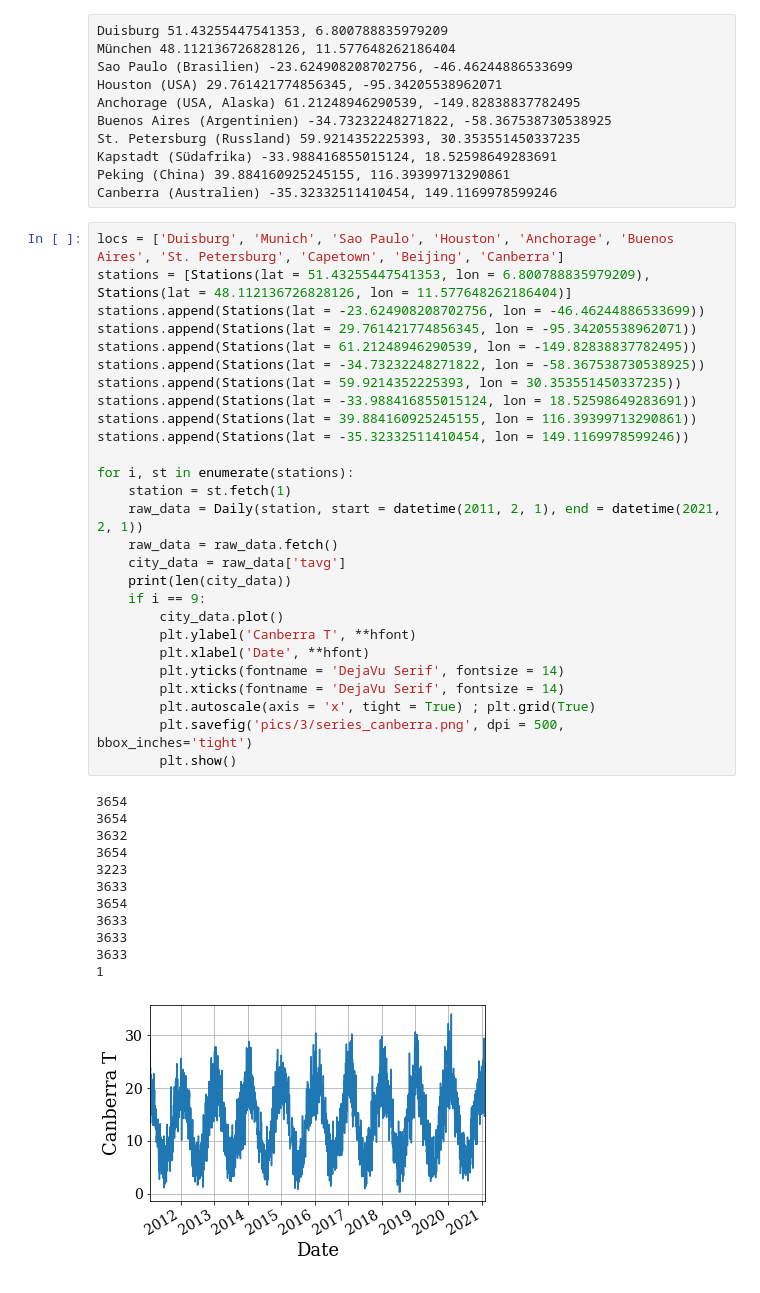
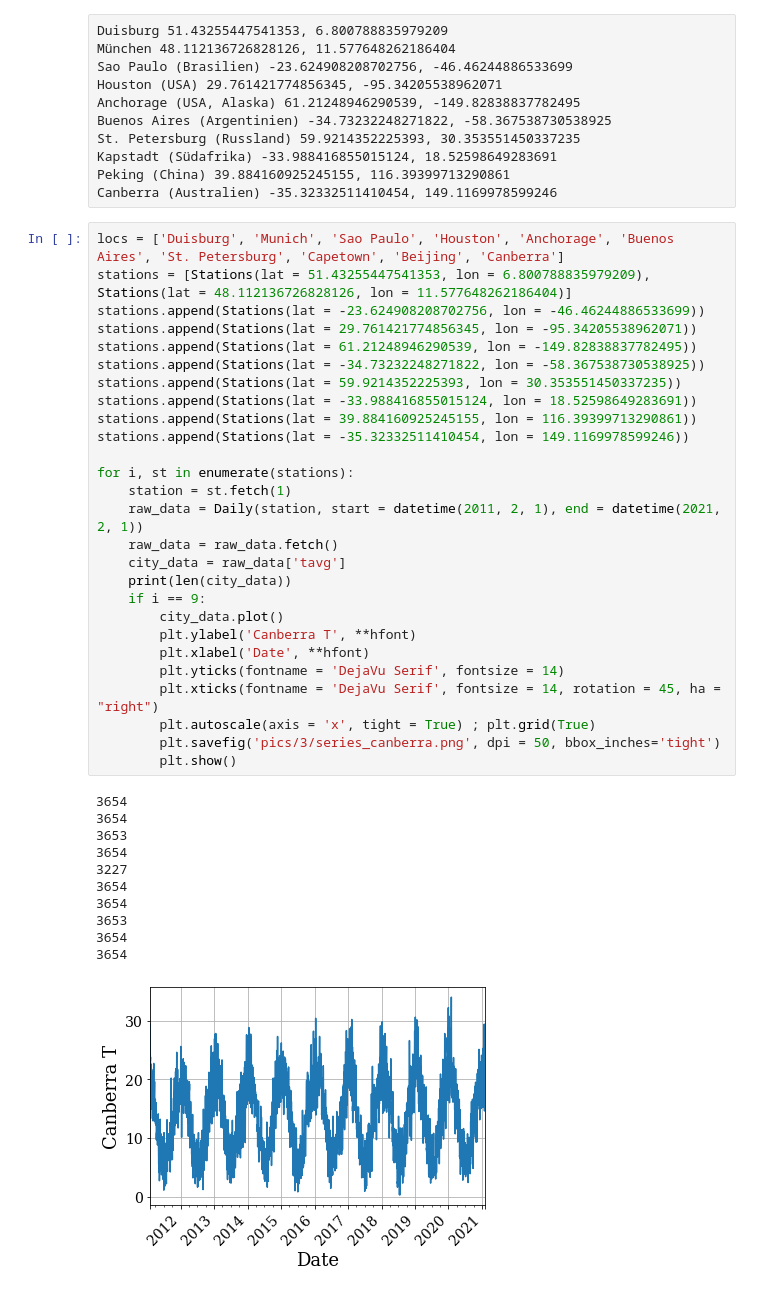
Before and after one commit to xSMSHP/FP_1_12, a Jupyter notebook: fp_versuch_1_12.ipynb, the cells around one changed output. Drawn from its saved outputs; the diff is of its cells as text.

```diff
--- a/fp_versuch_1_12.ipynb
+++ b/fp_versuch_1_12.ipynb
@@ -783,43 +784,42 @@ Canberra (Australien) -35.32332511410454, 149.1169978599246
 # %%
 locs = ['Duisburg', 'Munich', 'Sao Paulo', 'Houston', 'Anchorage', 'Buenos Aires', 'St. Petersburg', 'Capetown', 'Beijing', 'Canberra']
 stations = [Stations(lat = 51.43255447541353, lon = 6.800788835979209), Stations(lat = 48.112136726828126, lon = 11.577648262186404)]
 stations.append(Stations(lat = -23.624908208702756, lon = -46.46244886533699))
 stations.append(Stations(lat = 29.761421774856345, lon = -95.34205538962071))
 stations.append(Stations(lat = 61.21248946290539, lon = -149.82838837782495))
 stations.append(Stations(lat = -34.73232248271822, lon = -58.367538730538925))
 stations.append(Stations(lat = 59.9214352225393, lon = 30.353551450337235))
 stations.append(Stations(lat = -33.988416855015124, lon = 18.52598649283691))
 stations.append(Stations(lat = 39.884160925245155, lon = 116.39399713290861))
 stations.append(Stations(lat = -35.32332511410454, lon = 149.1169978599246))
 
 for i, st in enumerate(stations):
     station = st.fetch(1)
     raw_data = Daily(station, start = datetime(2011, 2, 1), end = datetime(2021, 2, 1))
     raw_data = raw_data.fetch()
     city_data = raw_data['tavg']
     print(len(city_data))
     if i == 9:
         city_data.plot()
         plt.ylabel('Canberra T', **hfont)
         plt.xlabel('Date', **hfont)
         plt.yticks(fontname = 'DejaVu Serif', fontsize = 14)
-        plt.xticks(fontname = 'DejaVu Serif', fontsize = 14)
+        plt.xticks(fontname = 'DejaVu Serif', fontsize = 14, rotation = 45, ha = "right")
         plt.autoscale(axis = 'x', tight = True) ; plt.grid(True)
-        plt.savefig('pics/3/series_canberra.png', dpi = 500, bbox_inches='tight')
+        plt.savefig('pics/3/series_canberra.png', dpi = 50, bbox_inches='tight')
         plt.show()
 # %% [output]
 3654
 3654
-3632
+3653
 3654
-3223
-3633
+3227
 3654
-3633
-3633
-3633
-1
+3654
+3653
+3654
+3654
-[figure, old version]
+[figure, new version]
 # %%
 lat = [51.43255447541353, 48.112136726828126, -23.624908208702756, 29.761421774856345, 61.21248946290539, -34.73232248271822, 59.9214352225393, -33.988416855015124, 39.884160925245155, -35.32332511410454]
 lon = [6.800788835979209, 11.577648262186404, -46.46244886533699, -95.34205538962071, -149.82838837782495, -58.367538730538925, 30.353551450337235, 18.52598649283691, 116.39399713290861, 149.1169978599246]
```
Also changed, not shown: parts of 36 cells of this notebook.
